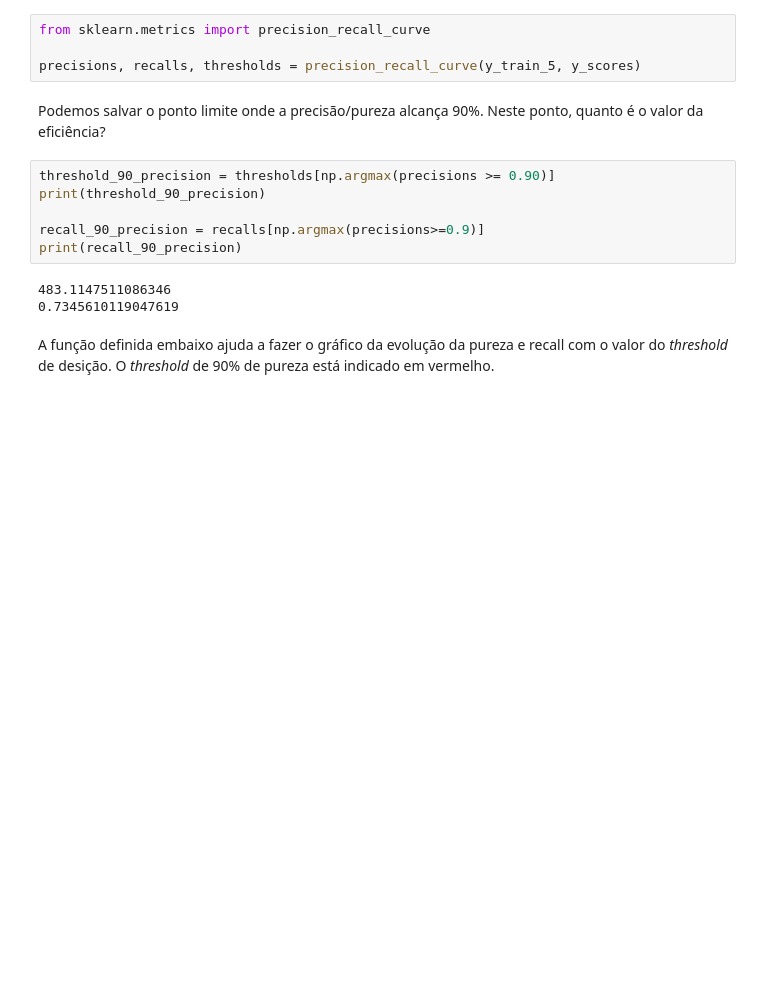
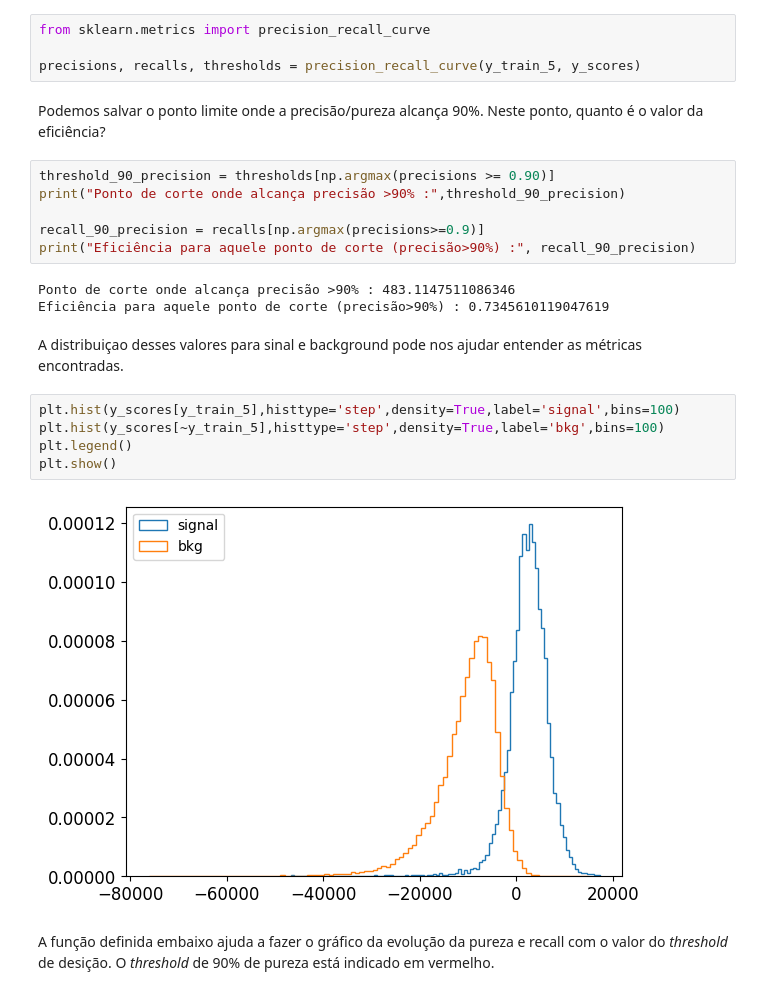
Before and after one commit to clemencia/ML4Physics, a Jupyter notebook: 05-Medidas_de_Performance_Avaliacao_Modelos.ipynb, the cells around one changed output. Saved outputs shown, nothing was run; the diff lists cells and outputs as text; blank space fills up the shorter version.

```diff
--- a/05-Medidas_de_Performance_Avaliacao_Modelos.ipynb
+++ b/05-Medidas_de_Performance_Avaliacao_Modelos.ipynb
@@ -276,13 +282,22 @@ precisions, recalls, thresholds = precision_recall_curve(y_train_5, y_scores)
 Podemos salvar o ponto limite onde a precisão/pureza alcança 90%. Neste ponto, quanto é o valor da eficiência?
 # %%
 threshold_90_precision = thresholds[np.argmax(precisions >= 0.90)]
-print(threshold_90_precision)
+print("Ponto de corte onde alcança precisão >90% :",threshold_90_precision)
 
 recall_90_precision = recalls[np.argmax(precisions>=0.9)]
-print(recall_90_precision)
+print("Eficiência para aquele ponto de corte (precisão>90%) :", recall_90_precision)
 # %% [output]
-483.1147511086346
-0.7345610119047619
+Ponto de corte onde alcança precisão >90% : 483.1147511086346
+Eficiência para aquele ponto de corte (precisão>90%) : 0.7345610119047619
+# %% [markdown]
+A distribuiçao desses valores para sinal e background pode nos ajudar entender as métricas encontradas.
+# %%
+plt.hist(y_scores[y_train_5],histtype='step',density=True,label='signal',bins=100)
+plt.hist(y_scores[~y_train_5],histtype='step',density=True,label='bkg',bins=100)
+plt.legend()
+plt.show()
+# %% [output]
+[figure, added]
 # %% [markdown]
 A função definida embaixo ajuda a fazer o gráfico da evolução da pureza e recall com o valor do *threshold* de desição. O *threshold* de 90% de pureza está indicado em vermelho.
 # %%
```
Also changed, not shown: parts of 21 cells of this notebook.
